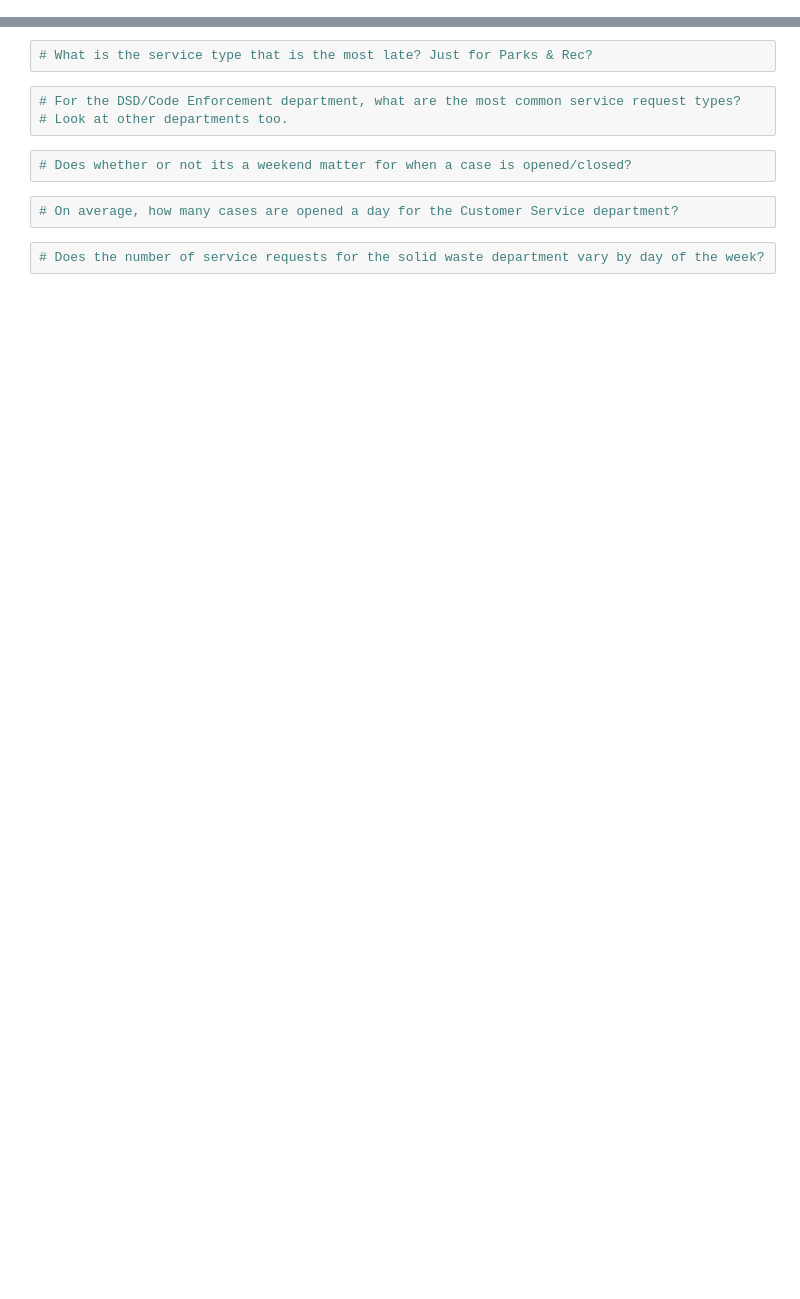
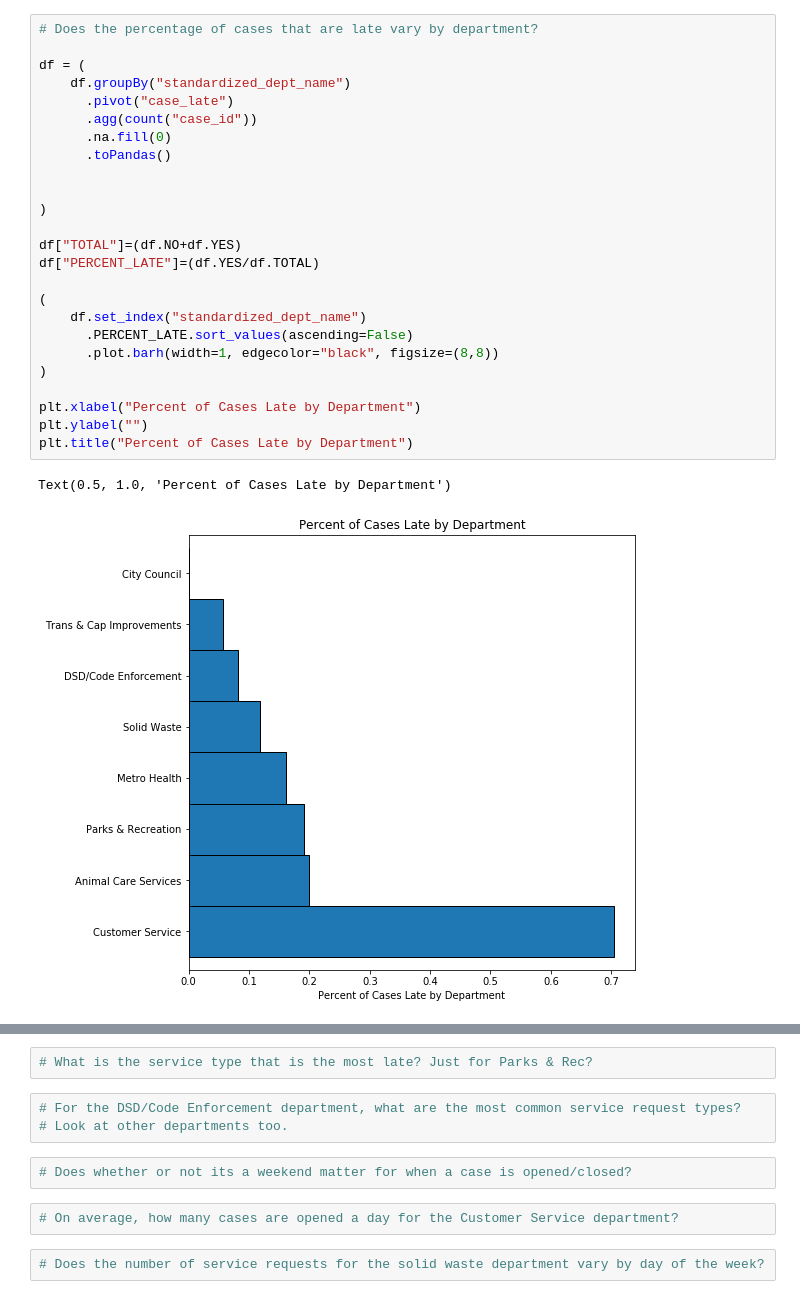
Before and after one commit to Johndsalas/coding_practice, a Jupyter notebook: sparky_exploration.ipynb, the cells around one changed output, grey strips where cells are left out. Cells and saved outputs as stored; diff of their text form; blank space fills up the shorter version.

```diff
--- a/sparky_exploration.ipynb
+++ b/sparky_exploration.ipynb
@@ -9,0 +105,28 @@
+# %%
+# Does the percentage of cases that are late vary by department?
+
+df = (
+    df.groupBy("standardized_dept_name")
+      .pivot("case_late")
+      .agg(count("case_id"))
+      .na.fill(0)
+      .toPandas()
+
+
+)
+
+df["TOTAL"]=(df.NO+df.YES)
+df["PERCENT_LATE"]=(df.YES/df.TOTAL)
+
+(
+    df.set_index("standardized_dept_name")
+      .PERCENT_LATE.sort_values(ascending=False)
+      .plot.barh(width=1, edgecolor="black", figsize=(8,8))
+)
+
+plt.xlabel("Percent of Cases Late by Department")
+plt.ylabel("")
+plt.title("Percent of Cases Late by Department")
+# %% [output]
+Text(0.5, 1.0, 'Percent of Cases Late by Department')
+[figure, added]
```
Also changed, not shown: parts of 11 cells of this notebook, 2 other files.
